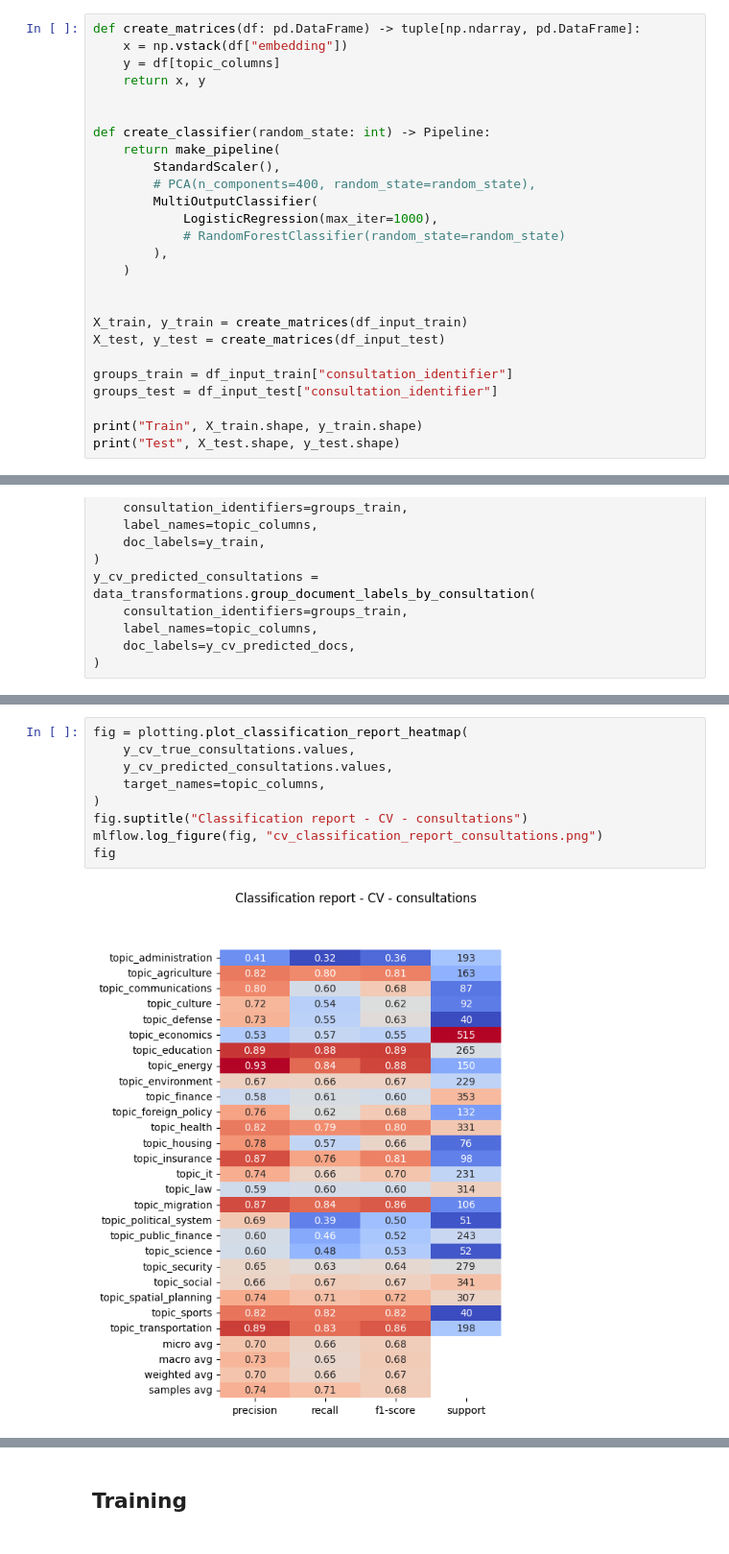
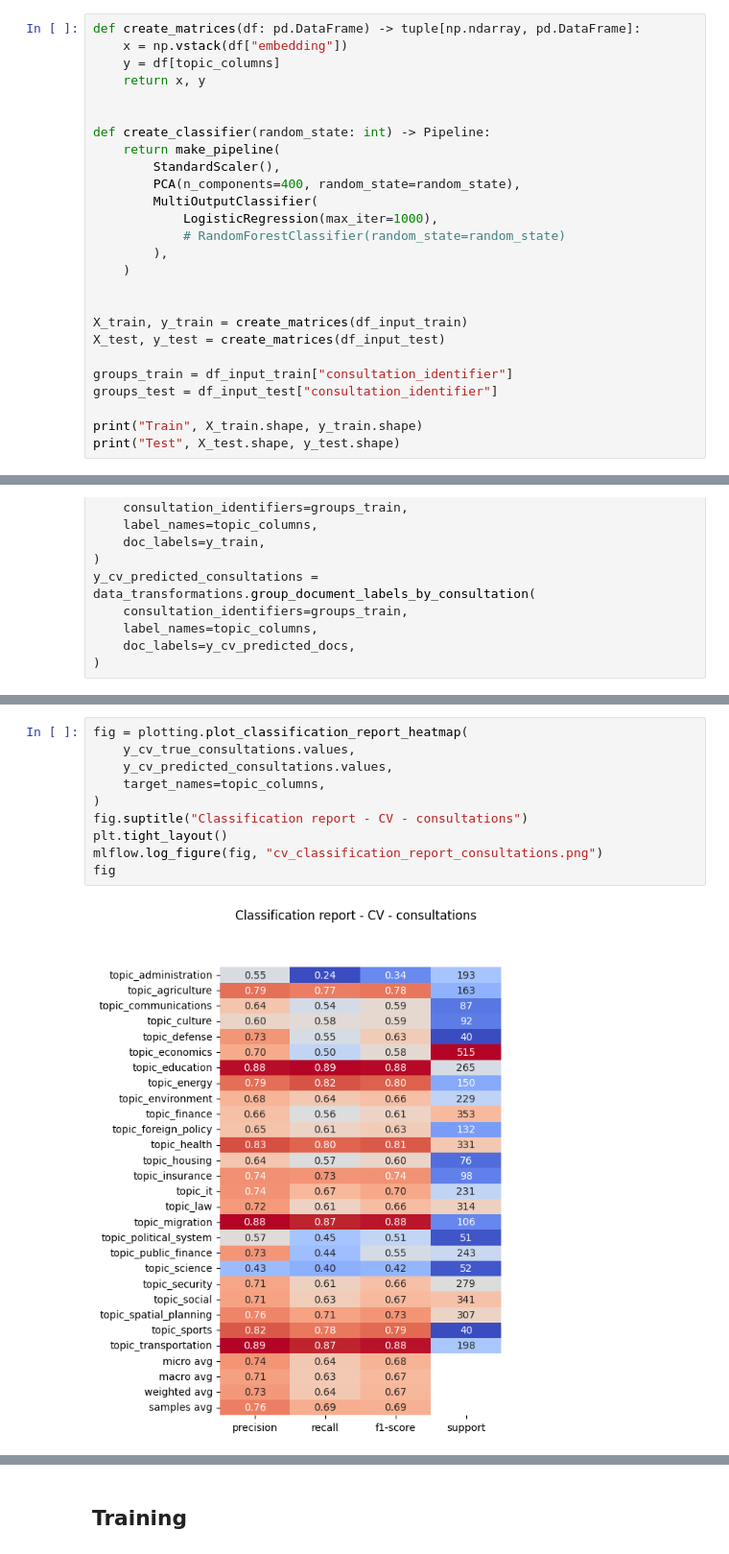
Before and after one commit to Demokratis-ch/demokratis-ml, a Jupyter notebook: research/consultation_topics/VM_document_topic_classifier.ipynb, the cells around one changed output, grey strips where cells are left out. Shown at 96% size. Drawn from its saved outputs; the diff is of its cells as text.

```diff
--- a/research/consultation_topics/VM_document_topic_classifier.ipynb
+++ b/research/consultation_topics/VM_document_topic_classifier.ipynb
@@ -326,7 +329,7 @@ def create_matrices(df: pd.DataFrame) -> tuple[np.ndarray, pd.DataFrame]:
 def create_classifier(random_state: int) -> Pipeline:
     return make_pipeline(
         StandardScaler(),
-        # PCA(n_components=400, random_state=random_state),
+        PCA(n_components=400, random_state=random_state),
         MultiOutputClassifier(
             LogisticRegression(max_iter=1000),
             # RandomForestClassifier(random_state=random_state)
@@ -461,11 +464,12 @@ Per-consultation scores:
 # %%
 fig = plotting.plot_classification_report_heatmap(
     y_cv_true_consultations.values,
     y_cv_predicted_consultations.values,
     target_names=topic_columns,
 )
 fig.suptitle("Classification report - CV - consultations")
+plt.tight_layout()
 mlflow.log_figure(fig, "cv_classification_report_consultations.png")
 fig
 # %% [output]
-[figure, old version]
+[figure, new version]
```
Also changed, not shown: parts of 13 cells of this notebook.
